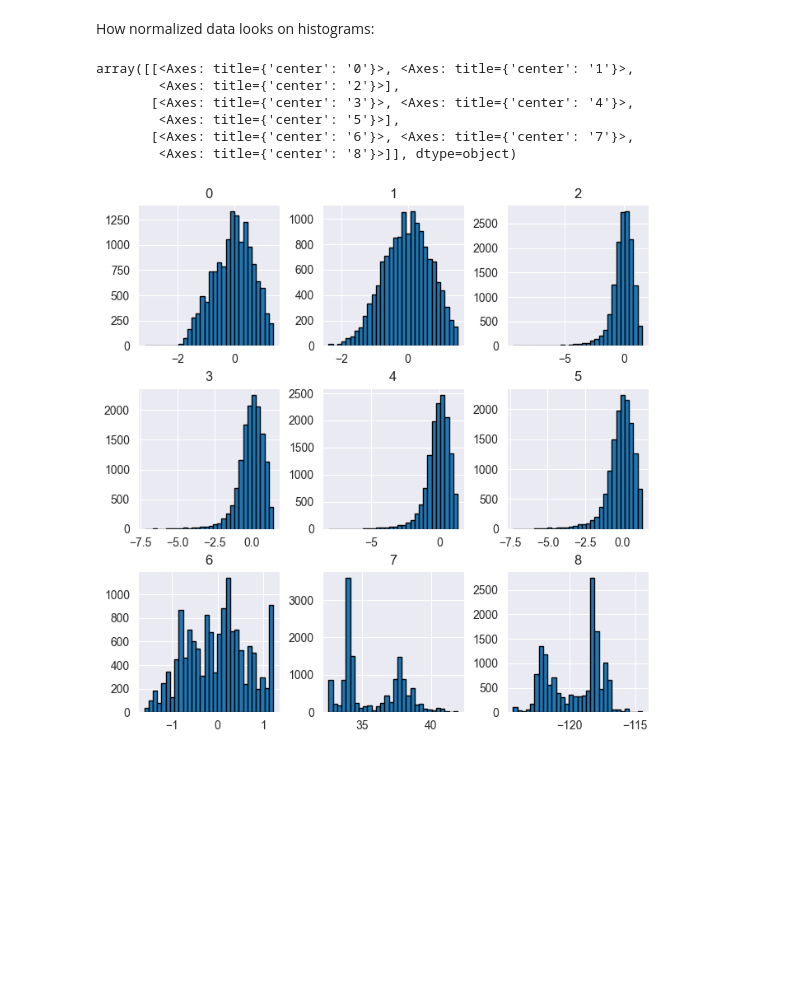
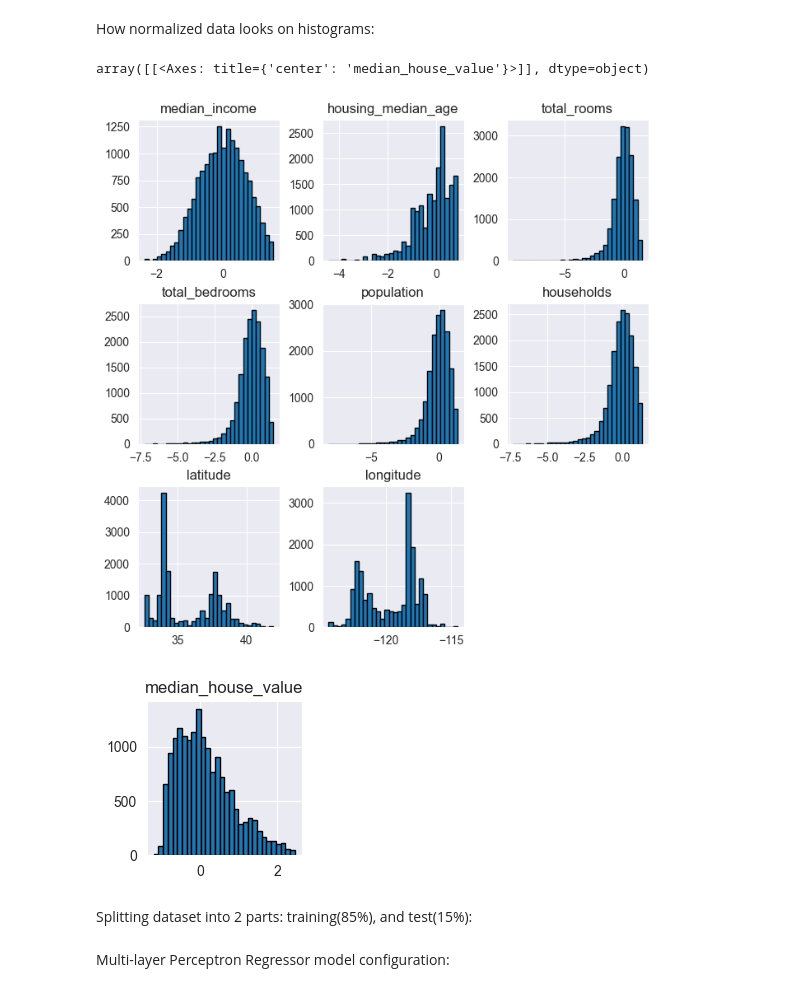
Before and after one commit to daniilstroievskyi/ZNEUS_Project, a Jupyter notebook: eda.ipynb, the cells around one changed output. Saved outputs shown, nothing was run; the diff lists cells and outputs as text; code cells hidden in the pictures; blank space fills up the shorter version.

Commit message:
model configuration and experiments

```diff
--- a/eda.ipynb
+++ b/eda.ipynb
@@ -157,3 +161,6 @@ houses_train, houses_test, = train_test_split(houses_cleaned, test_size=0.15, ra
+# %%
+X = houses_cleaned.drop(columns='median_house_value')
+y = houses_cleaned['median_house_value']
 # %% [markdown]
 Data normalization: for ‘median_house_value’, ‘median_income’, ‘total_rooms’, ‘total_bedrooms’, ‘population’, ‘households’, we use logarithmic transformation because all values have right-skewed asymmetry, with a long tail to the right and a distribution that is not normal but closer to log-normal. Then, for all attributes, we perform robust scaling because of different scales and non-normal distribution.
 We leave ‘latitude’ and ‘longitude’ untouched because they are geographical features and if we transform them, they will lose their informativeness.
@@ -162,12 +169,19 @@ from sklearn.compose import ColumnTransformer
 from sklearn.preprocessing import RobustScaler, FunctionTransformer
 from sklearn.pipeline import Pipeline
 
-preprocessor = Pipeline([
-    ('log_transform', ColumnTransformer([('log', FunctionTransformer(np.log1p), [0, 1, 3, 4, 5, 6])], remainder='passthrough')),
-    ('robust_scaling', ColumnTransformer([('robust', RobustScaler(), [0, 1, 2, 3, 4, 5, 6])], remainder='passthrough'))
+X_scaler = Pipeline([
+    ('log_transform', ColumnTransformer([('log', FunctionTransformer(np.log1p), [0, 1, 2, 3, 4, 5])], remainder='passthrough')),
+    ('robust_scaling', ColumnTransformer([('robust', RobustScaler(), [0, 1, 2, 3, 4, 5])], remainder='passthrough'))
 ])
 
-transformed_data = preprocessor.fit_transform(houses_train)
-houses_train = pd.DataFrame(transformed_data, columns=[0, 1, 2, 3, 4, 5, 6, 7, 8])
-houses_train.describe()
+y_scaler = RobustScaler()
+
+
+transformed_X = X_scaler.fit_transform(X)
+transformed_y = y_scaler.fit_transform(y.values.reshape(-1, 1))
+
+X_norm = pd.DataFrame(transformed_X, columns=X.columns)
+y_norm = pd.DataFrame(transformed_y, columns=['median_house_value'])
+
+X_norm.describe()
 # %% [output]
@@ -183,12 +197,11 @@ houses_train.describe()
 # %% [markdown]
 How normalized data looks on histograms:
 # %%
-houses_train.hist(figsize=(8, 8), bins=30, edgecolor='black')
+X_norm.hist(figsize=(8, 8), bins=30, edgecolor='black')
+y_norm.hist(figsize=(2, 2), bins=30, edgecolor='black')
 # %% [output]
-array([[<Axes: title={'center': '0'}>, <Axes: title={'center': '1'}>,
-        <Axes: title={'center': '2'}>],
-       [<Axes: title={'center': '3'}>, <Axes: title={'center': '4'}>,
-        <Axes: title={'center': '5'}>],
-       [<Axes: title={'center': '6'}>, <Axes: title={'center': '7'}>,
-        <Axes: title={'center': '8'}>]], dtype=object)
+array([[<Axes: title={'center': 'median_house_value'}>]], dtype=object)
-[figure, old version]
+[figure, new version]
+[figure, added]
+# %% [markdown]
+Splitting dataset into 2 parts: training(85%), and test(15%):
@@ -194,0 +211,2 @@ array([[<Axes: title={'center': '0'}>, <Axes: title={'center': '1'}>,
+# %% [markdown]
+Multi-layer Perceptron Regressor model configuration:
```
Also changed, not shown: parts of 12 cells of this notebook.
